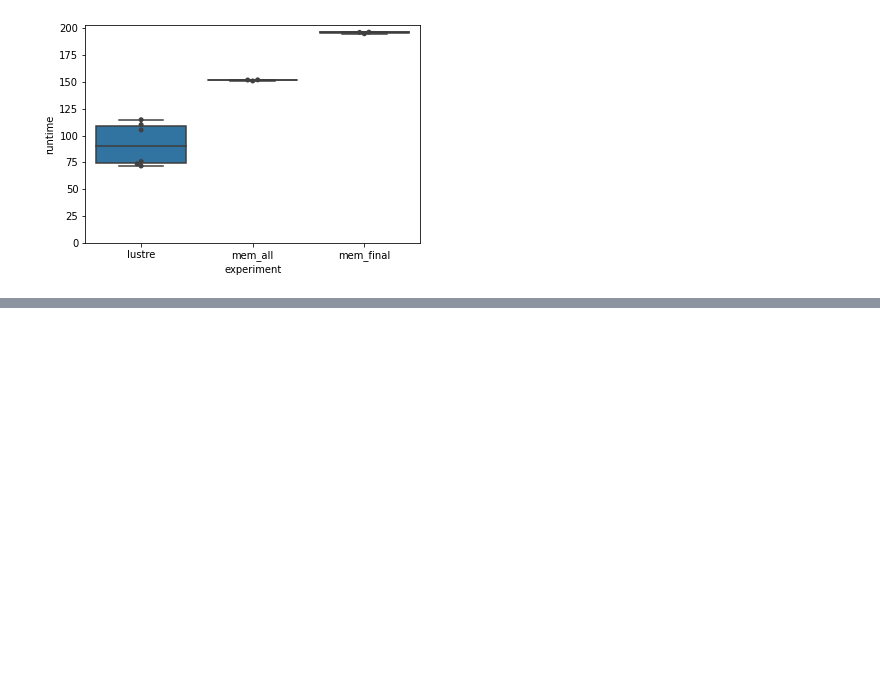
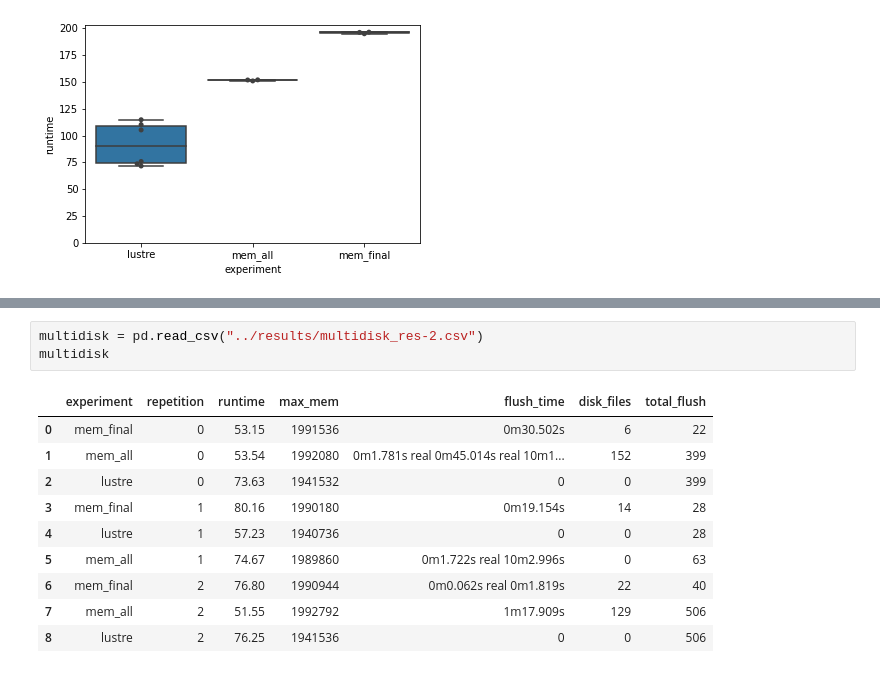
Before and after one commit to big-data-lab-team/Sea, a Jupyter notebook: experiments/incrementation/notebook/Untitled.ipynb, the cells around one changed output, grey strips where cells are left out. Drawn from its saved outputs; the diff is of its cells as text; blank space fills up the shorter version.

```diff
--- a/experiments/incrementation/notebook/Untitled.ipynb
+++ b/experiments/incrementation/notebook/Untitled.ipynb
@@ -45,0 +104,14 @@ ax.set_ylim(bottom=0)
+# %%
+multidisk = pd.read_csv("../results/multidisk_res-2.csv")
+multidisk
+# %% [output]
+|  | experiment | repetition | runtime | max_mem | flush_time | disk_files | total_flush |
+| 0 | mem_final | 0 | 53.15 | 1991536 | 0m30.502s | 6 | 22 |
+| 1 | mem_all | 0 | 53.54 | 1992080 | 0m1.781s real 0m45.014s real 10m1... | 152 | 399 |
+| 2 | lustre | 0 | 73.63 | 1941532 | 0 | 0 | 399 |
+| 3 | mem_final | 1 | 80.16 | 1990180 | 0m19.154s | 14 | 28 |
+| 4 | lustre | 1 | 57.23 | 1940736 | 0 | 0 | 28 |
+| 5 | mem_all | 1 | 74.67 | 1989860 | 0m1.722s real 10m2.996s | 0 | 63 |
+| 6 | mem_final | 2 | 76.80 | 1990944 | 0m0.062s real 0m1.819s | 22 | 40 |
+| 7 | mem_all | 2 | 51.55 | 1992792 | 1m17.909s | 129 | 506 |
+| 8 | lustre | 2 | 76.25 | 1941536 | 0 | 0 | 506 |
```
Also changed, not shown: parts of 5 cells of this notebook, 2 other files.
